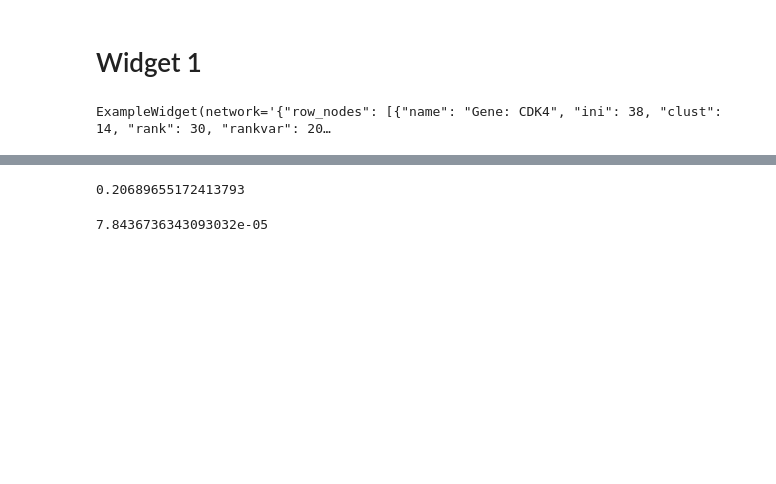
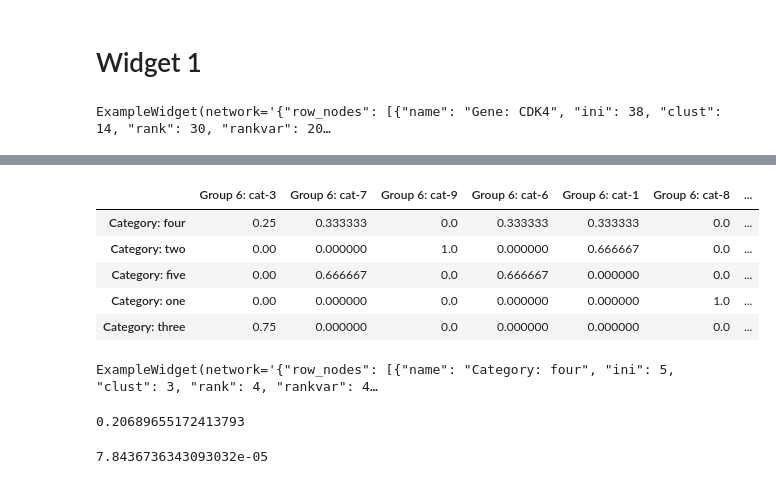
Before and after one commit to ismms-himc/clustergrammer2-notebooks, a Jupyter notebook: notebooks/1.0_Clustergrammer2_Example_Notebook_Copy.ipynb, the cells around one changed output, grey strips where cells are left out. Cells and saved outputs as stored; diff of their text form; code cells hidden in the pictures; blank space fills up the shorter version.

Commit message:
made view of cat breakdown of clusters, will later add value based cats

```diff
--- a/notebooks/1.0_Clustergrammer2_Example_Notebook_Copy.ipynb
+++ b/notebooks/1.0_Clustergrammer2_Example_Notebook_Copy.ipynb
@@ -33,16 +33,18 @@ def enrich_cat_in_clusters(df, cat_index, cluster_index):
     ser_expect = ser_cats.value_counts()/ser_cats.shape[0]
     all_cats = list(set([x[cat_index] for x in cols]))
 
-    ser_list = []
+    list_ser_pval = []
+    list_ser_frac = []
     for inst_cluster in cluster_list:
         cluster_cols = [x for x in cols if x[cluster_index] == inst_cluster]
         num_in_clust = len(cluster_cols)
 
-        print('\n\n' + inst_cluster + '--------------')
+        # print('\n\n' + inst_cluster + '--------------')
 
         cluster_cats = [x[cat_index] for x in cluster_cols]
 
         pval_list = []
+        frac_list = []
         names_list = []
         for inst_cat in all_cats:
 
@@ -51,18 +53,22 @@ def enrich_cat_in_clusters(df, cat_index, cluster_index):
 
             inst_pval = binom_test(actual_k, num_in_clust, p_expect)
 
-            print(inst_cat, inst_pval)
+            # print(inst_cat, inst_pval)
             pval_list.append(inst_pval)
+            frac_list.append(actual_k/num_in_clust)
             names_list.append(inst_cat)
 
-        inst_ser = pd.Series(data=pval_list, index=names_list, name=inst_cluster)
-        print(inst_ser)
+        ser_pval = pd.Series(data=pval_list, index=names_list, name=inst_cluster)
+        ser_frac = pd.Series(data=frac_list, index=names_list, name=inst_cluster)
 
-        ser_list.append(inst_ser)
+        # print(ser_pval)
 
-    inst_df = pd.concat(ser_list, axis=1)
-    print(inst_df.shape)
+        list_ser_pval.append(ser_pval)
+        list_ser_frac.append(ser_frac)
 
-    return inst_df
+    df_pval = pd.concat(list_ser_pval, axis=1)
+    df_frac = pd.concat(list_ser_frac, axis=1)
+
+    return df_pval, df_frac
 # %%
-inst_df = enrich_cat_in_clusters(df_dendro, 1, 3)
+df_pval, df_frac = enrich_cat_in_clusters(df_dendro, 1, 3)
@@ -96,3 +84,17 @@ inst_df
+# %%
+df_frac
+# %% [output]
+|  | Group 6: cat-3 | Group 6: cat-7 | Group 6: cat-9 | Group 6: cat-6 | Group 6: cat-1 | Group 6: cat-8 | ... |
+| Category: four | 0.25 | 0.333333 | 0.0 | 0.333333 | 0.333333 | 0.0 | ... |
+| Category: two | 0.00 | 0.000000 | 1.0 | 0.000000 | 0.666667 | 0.0 | ... |
+| Category: five | 0.00 | 0.666667 | 0.0 | 0.666667 | 0.000000 | 0.0 | ... |
+| Category: one | 0.00 | 0.000000 | 0.0 | 0.000000 | 0.000000 | 1.0 | ... |
+| Category: three | 0.75 | 0.000000 | 0.0 | 0.000000 | 0.000000 | 0.0 | ... |
+# %%
+net.load_df(df_frac)
+net.widget()
+# %% [output]
+ExampleWidget(network='{"row_nodes": [{"name": "Category: four", "ini": 5, "clust": 3, "rank": 4, "rankvar": 4…
 # %%
 # number of successes, number of trials, expected probability of success
 # %%
```
Also changed, not shown: parts of 3 cells of this notebook.
